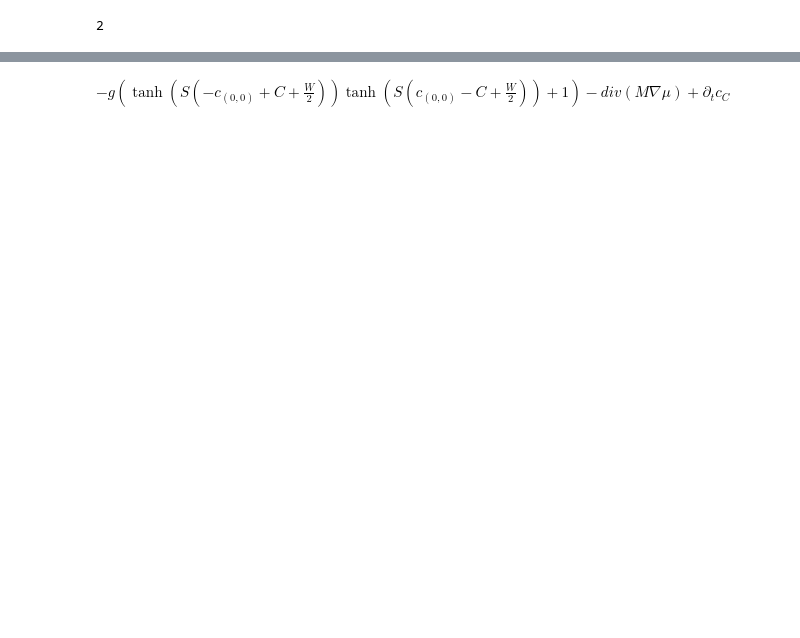
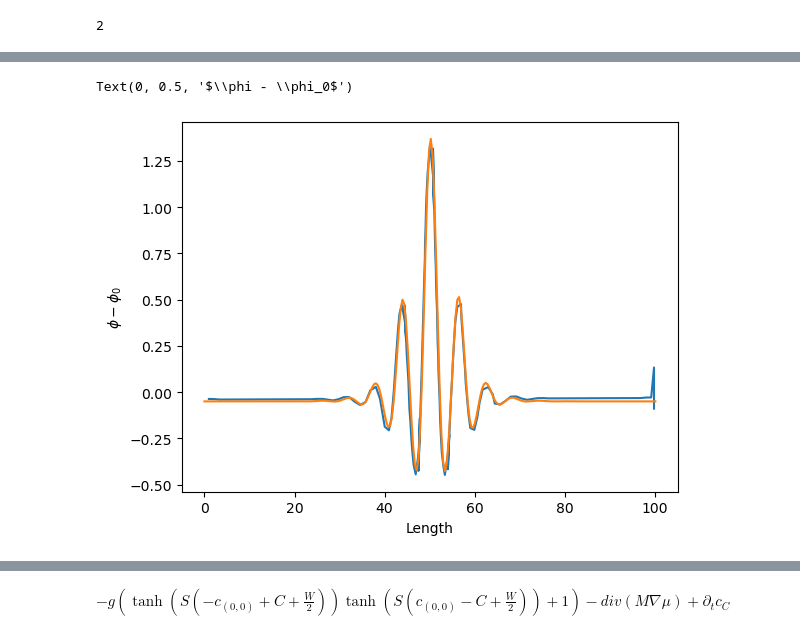
Before and after one commit to Twomac/pattern-formation-and-cellular-growth, a Jupyter notebook: Pystencils 1D Smectic Layering - 2D Special Case.ipynb, the cells around one changed output, grey strips where cells are left out. Cells and saved outputs as stored; diff of their text form; code cells hidden in the pictures; blank space fills up the shorter version.

```diff
--- a/Pystencils 1D Smectic Layering - 2D Special Case.ipynb
+++ b/Pystencils 1D Smectic Layering - 2D Special Case.ipynb
@@ -279,0 +237,11 @@ anim.save(r'C:\Users\taylo\UU Thesis - Smectodynamics of Dividing Cells\Pystenci
+# %%
+lit_data = np.loadtxt(r'Paper -0.625 odd 1 tall peak Dataset.txt')
+lit_data[:,0] = lit_data[:,0]*total_domain_length
+# %%
+plt.plot(lit_data[:,0], lit_data[:,1])
+plt.plot(domain_points, c_arr-avg_phi)
+plt.xlabel('Length')
+plt.ylabel(r'$\phi - \phi_0$')
+# %% [output]
+Text(0, 0.5, '$\\phi - \\phi_0$')
+[figure, added]
```
Also changed, not shown: parts of 25 cells of this notebook, 4 other files.
